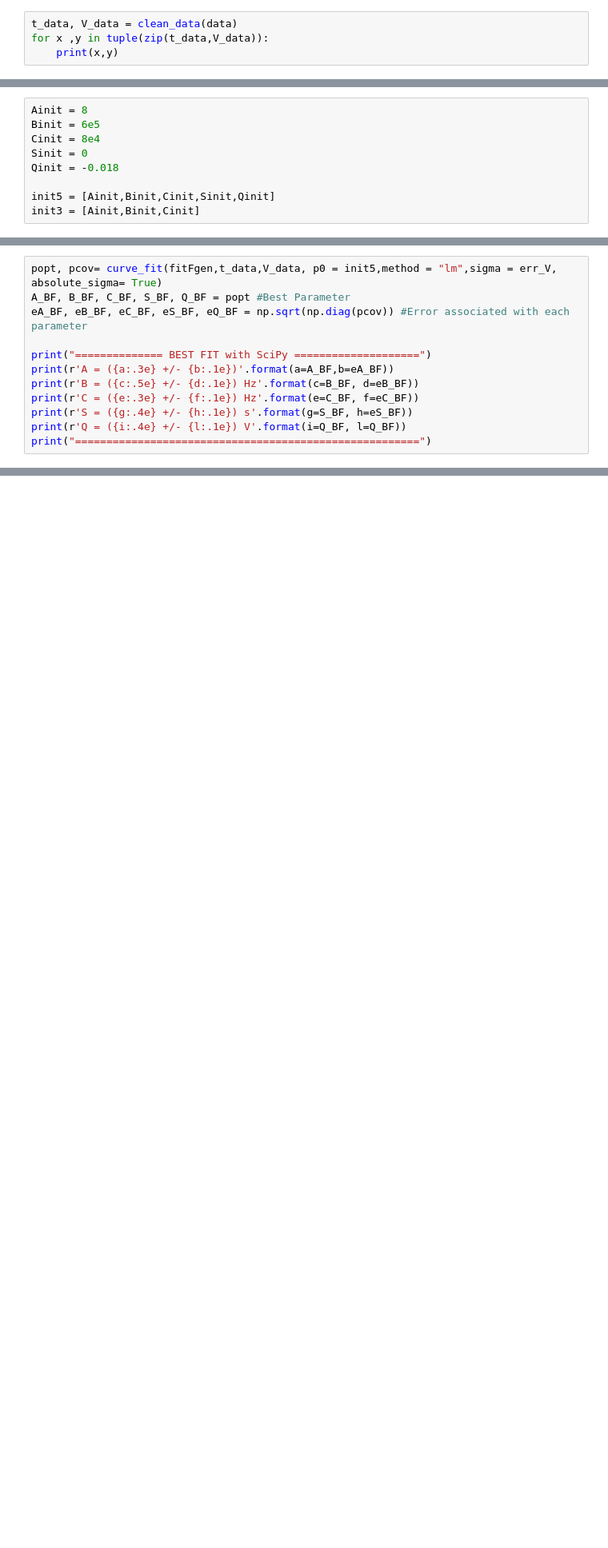
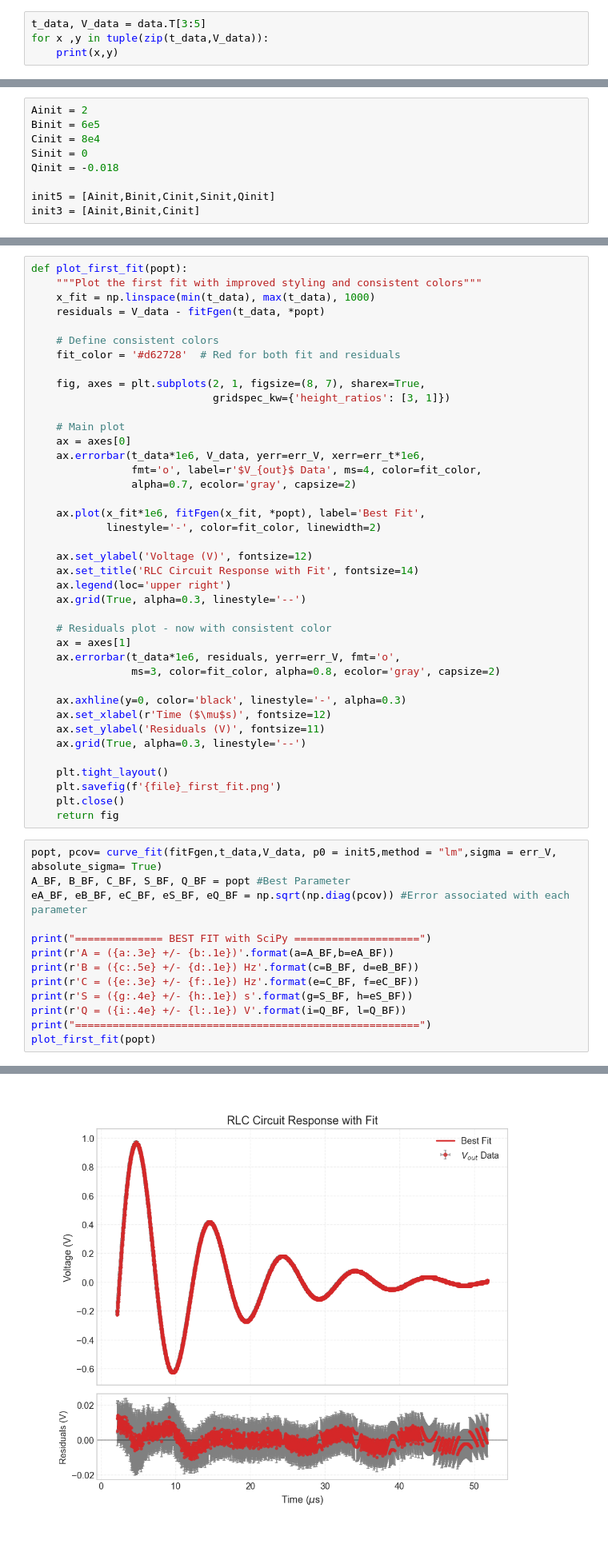
Before and after one commit to bagnolino/labAnalysis, a Jupyter notebook: Notebooks/exploration.ipynb, the cells around one changed output, grey strips where cells are left out. Shown at 80% size. Saved outputs shown, nothing was run; the diff lists cells and outputs as text; blank space fills up the shorter version.

```diff
--- a/Notebooks/exploration.ipynb
+++ b/Notebooks/exploration.ipynb
@@ -40,7 +31,7 @@ for element in data[:10]:
 [      nan       nan       nan  2.32e-06 -1.04e-01       nan]
 [      nan       nan       nan  2.34e-06 -8.80e-02       nan]
 # %%
-t_data, V_data = clean_data(data)
+t_data, V_data = data.T[3:5]
 for x ,y in tuple(zip(t_data,V_data)):
     print(x,y)
 # %% [output]
@@ -140,7 +148,7 @@ def fitFgen(x, A: np.float64, B: np.float64, C: np.float64, S: np.float64, Q: np
 # %% [markdown]
 ## Init Parameter
 # %%
-Ainit = 8
+Ainit = 2
 Binit = 6e5
 Cinit = 8e4
 Sinit = 0
@@ -164,25 +194,67 @@ print(err_V)
 # %% [markdown]
 ## First Fit
+# %%
+def plot_first_fit(popt):
+    """Plot the first fit with improved styling and consistent colors"""
+    x_fit = np.linspace(min(t_data), max(t_data), 1000)
+    residuals = V_data - fitFgen(t_data, *popt)
+
+    # Define consistent colors
+    fit_color = '#d62728'  # Red for both fit and residuals
+
+    fig, axes = plt.subplots(2, 1, figsize=(8, 7), sharex=True,
+                             gridspec_kw={'height_ratios': [3, 1]})
+
+    # Main plot
+    ax = axes[0]
+    ax.errorbar(t_data*1e6, V_data, yerr=err_V, xerr=err_t*1e6,
+                fmt='o', label=r'$V_{out}$ Data', ms=4, color=fit_color,
+                alpha=0.7, ecolor='gray', capsize=2)
+
+    ax.plot(x_fit*1e6, fitFgen(x_fit, *popt), label='Best Fit',
+            linestyle='-', color=fit_color, linewidth=2)
+
+    ax.set_ylabel('Voltage (V)', fontsize=12)
+    ax.set_title('RLC Circuit Response with Fit', fontsize=14)
+    ax.legend(loc='upper right')
+    ax.grid(True, alpha=0.3, linestyle='--')
+
+    # Residuals plot - now with consistent color
+    ax = axes[1]
+    ax.errorbar(t_data*1e6, residuals, yerr=err_V, fmt='o',
+                ms=3, color=fit_color, alpha=0.8, ecolor='gray', capsize=2)
+
+    ax.axhline(y=0, color='black', linestyle='-', alpha=0.3)
+    ax.set_xlabel(r'Time ($\mu$s)', fontsize=12)
+    ax.set_ylabel('Residuals (V)', fontsize=11)
+    ax.grid(True, alpha=0.3, linestyle='--')
+
+    plt.tight_layout()
+    plt.savefig(f'{file}_first_fit.png')
+    plt.close()
+    return fig
 # %%
 popt, pcov= curve_fit(fitFgen,t_data,V_data, p0 = init5,method = "lm",sigma = err_V, absolute_sigma= True)
 A_BF, B_BF, C_BF, S_BF, Q_BF = popt #Best Parameter
 eA_BF, eB_BF, eC_BF, eS_BF, eQ_BF = np.sqrt(np.diag(pcov)) #Error associated with each parameter
 
 print("============== BEST FIT with SciPy ====================")
 print(r'A = ({a:.3e} +/- {b:.1e})'.format(a=A_BF,b=eA_BF))
 print(r'B = ({c:.5e} +/- {d:.1e}) Hz'.format(c=B_BF, d=eB_BF))
 print(r'C = ({e:.3e} +/- {f:.1e}) Hz'.format(e=C_BF, f=eC_BF))
 print(r'S = ({g:.4e} +/- {h:.1e}) s'.format(g=S_BF, h=eS_BF))
 print(r'Q = ({i:.4e} +/- {l:.1e}) V'.format(i=Q_BF, l=Q_BF))
 print("=======================================================")
+plot_first_fit(popt)
 # %% [output]
 ============== BEST FIT with SciPy ====================
 A = (1.422e+00 +/- 2.0e-03)
 B = (6.45974e+05 +/- 1.0e+02) Hz
 C = (8.607e+04 +/- 1.2e+02) Hz
 S = (2.2091e-07 +/- 1.6e-09) s
 Q = (-2.9577e-04 +/- -3.0e-04) V
 =======================================================
+[figure, added]
 # %% [markdown]
 ## S and Q Correction
 # %%
```
Also changed, not shown: parts of 28 cells of this notebook, 7 other files.
